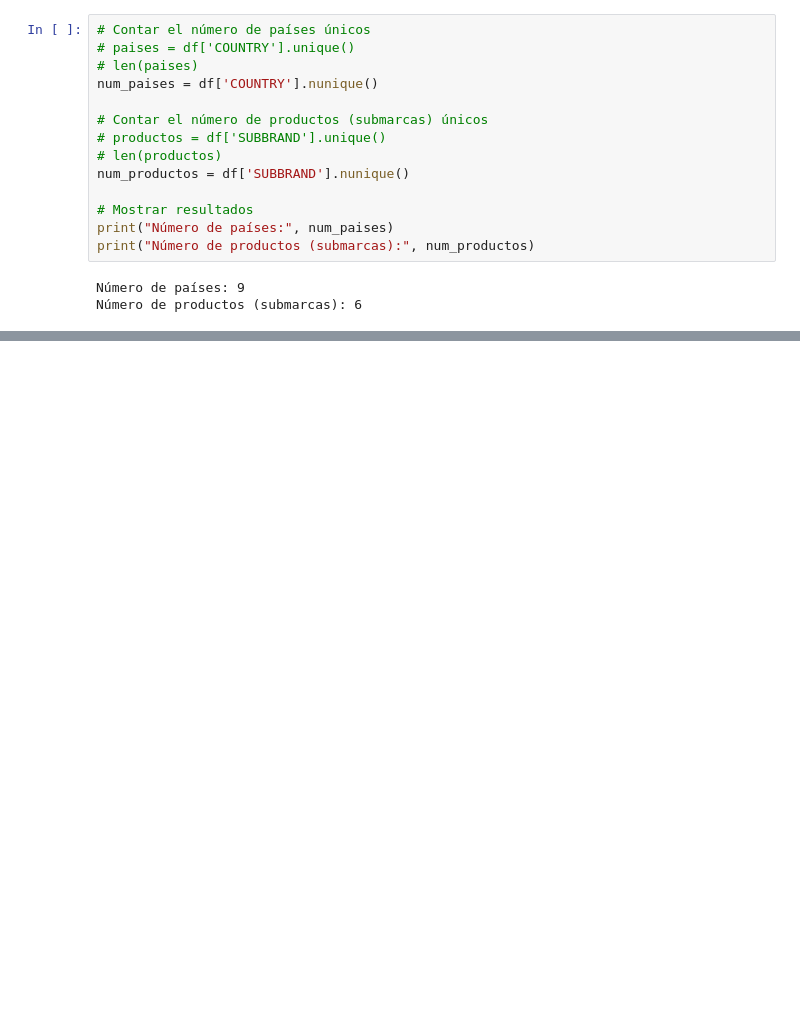
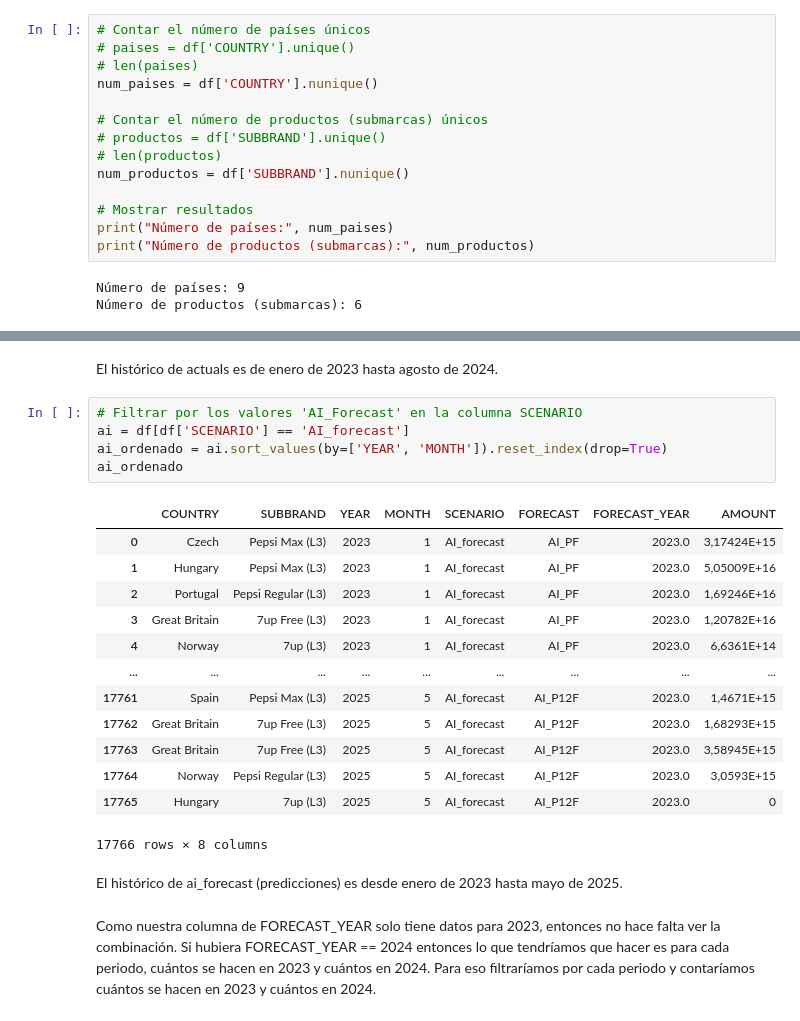
Before and after one commit to claudiaesnarrizaga/UFV-visualizacion, a Jupyter notebook: EJERCICIOS CLASE/EJERCICIO_VENTAS.ipynb, the cells around one changed output, grey strips where cells are left out. Cells and saved outputs as stored; diff of their text form; blank space fills up the shorter version.

```diff
--- a/EJERCICIOS CLASE/EJERCICIO_VENTAS.ipynb
+++ b/EJERCICIOS CLASE/EJERCICIO_VENTAS.ipynb
@@ -88,0 +99,25 @@ print(f"Los datos reales (actuals) van desde {min_date['MONTH']}/{min_date['YEAR
+# %% [markdown]
+El histórico de actuals es de enero de 2023 hasta agosto de 2024.
+# %%
+# Filtrar por los valores 'AI_Forecast' en la columna SCENARIO
+ai = df[df['SCENARIO'] == 'AI_forecast']
+ai_ordenado = ai.sort_values(by=['YEAR', 'MONTH']).reset_index(drop=True)
+ai_ordenado
+# %% [output]
+|  | COUNTRY | SUBBRAND | YEAR | MONTH | SCENARIO | FORECAST | FORECAST_YEAR | AMOUNT |
+| 0 | Czech | Pepsi Max (L3) | 2023 | 1 | AI_forecast | AI_PF | 2023.0 | 3,17424E+15 |
+| 1 | Hungary | Pepsi Max (L3) | 2023 | 1 | AI_forecast | AI_PF | 2023.0 | 5,05009E+16 |
+| 2 | Portugal | Pepsi Regular (L3) | 2023 | 1 | AI_forecast | AI_PF | 2023.0 | 1,69246E+16 |
+| 3 | Great Britain | 7up Free (L3) | 2023 | 1 | AI_forecast | AI_PF | 2023.0 | 1,20782E+16 |
+| 4 | Norway | 7up (L3) | 2023 | 1 | AI_forecast | AI_PF | 2023.0 | 6,6361E+14 |
+| ... | ... | ... | ... | ... | ... | ... | ... | ... |
+| 17761 | Spain | Pepsi Max (L3) | 2025 | 5 | AI_forecast | AI_P12F | 2023.0 | 1,4671E+15 |
+| 17762 | Great Britain | 7up Free (L3) | 2025 | 5 | AI_forecast | AI_P12F | 2023.0 | 1,68293E+15 |
+| 17763 | Great Britain | 7up Free (L3) | 2025 | 5 | AI_forecast | AI_P12F | 2023.0 | 3,58945E+15 |
+| 17764 | Norway | Pepsi Regular (L3) | 2025 | 5 | AI_forecast | AI_P12F | 2023.0 | 3,0593E+15 |
+| 17765 | Hungary | 7up (L3) | 2025 | 5 | AI_forecast | AI_P12F | 2023.0 | 0 |
+17766 rows × 8 columns
+# %% [markdown]
+El histórico de ai_forecast (predicciones) es desde enero de 2023 hasta mayo de 2025.
+# %% [markdown]
+Como nuestra columna de FORECAST_YEAR solo tiene datos para 2023, entonces no hace falta ver la combinación. Si hubiera FORECAST_YEAR == 2024 entonces lo que tendríamos que hacer es para cada periodo, cuántos se hacen en 2023 y cuántos en 2024. Para eso filtraríamos por cada periodo y contaríamos cuántos se hacen en 2023 y cuántos en 2024.
```
Also changed, not shown: parts of 4 cells of this notebook.
